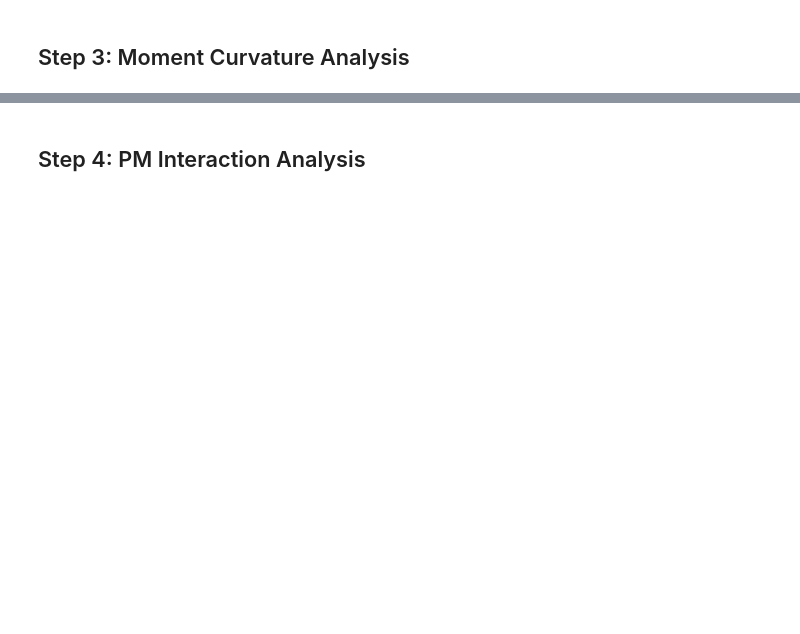
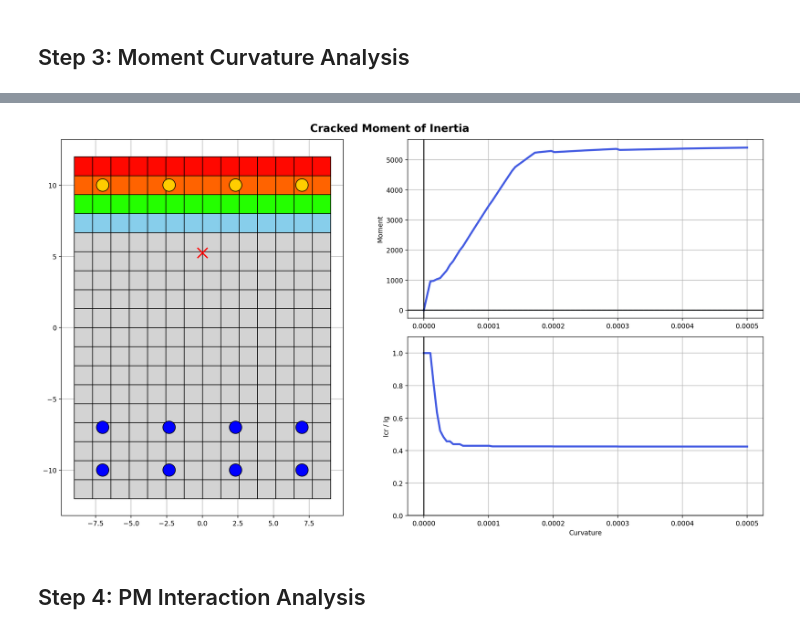
Before and after one commit to wcfrobert/fkit, a Jupyter notebook: main_notebook.ipynb, the cells around one changed output, grey strips where cells are left out. Drawn from its saved outputs; the diff is of its cells as text; code cells hidden in the pictures; blank space fills up the shorter version.

```diff
--- a/main_notebook.ipynb
+++ b/main_notebook.ipynb
@@ -91,3 +94,7 @@ fig = fkit.plotter.plot_MK(section1)
+# %%
+fig = fkit.plotter.plot_Icr(section1)
+# %% [output]
+[figure, added]
 # %% [markdown]
 ## Step 4: PM Interaction Analysis
 # %%
```
Also changed, not shown: parts of 12 cells of this notebook, 5 other files.
